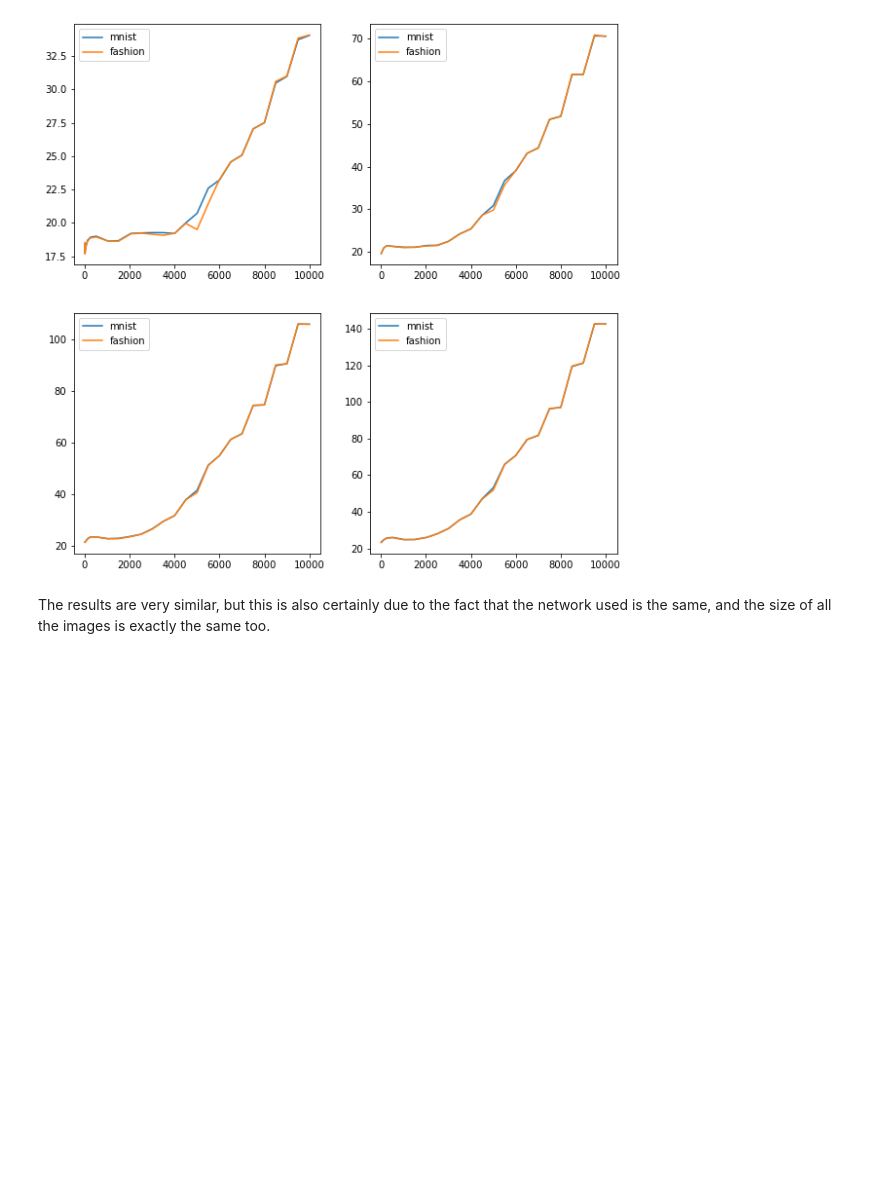
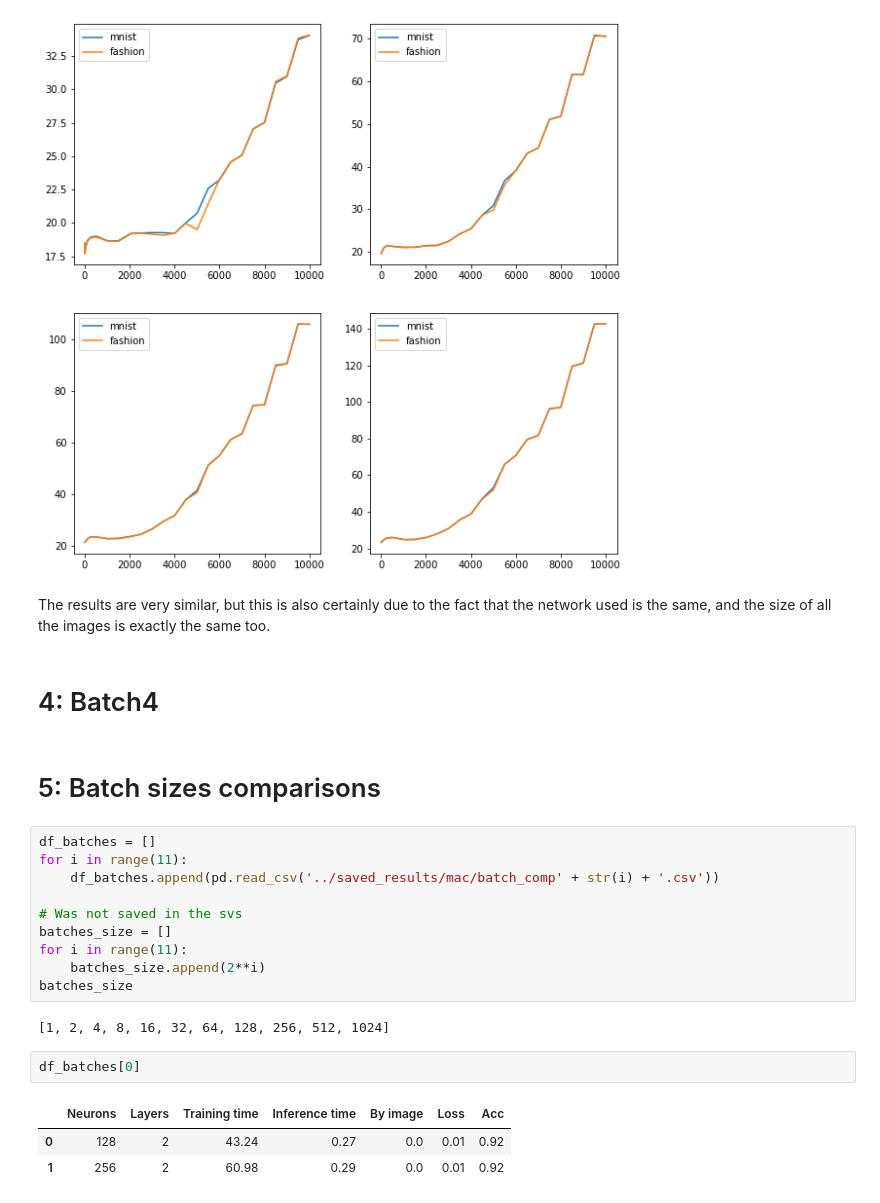
Before and after one commit to toelt-llc/TOELT-tfrabbit, a Jupyter notebook: code/notebooks/plot_results.ipynb, the cells around one changed output. Cells and saved outputs as stored; diff of their text form; blank space fills up the shorter version.

Commit message:
mac batch_comps, run is frodo-ready

```diff
--- a/code/notebooks/plot_results.ipynb
+++ b/code/notebooks/plot_results.ipynb
@@ -498,3 +498,25 @@ for i in range(4):
 [figure]
 # %% [markdown]
 The results are very similar, but this is also certainly due to the fact that the network used is the same, and the size of all the images is exactly the same too.
+# %% [markdown]
+# 4: Batch4
+# %% [markdown]
+# 5: Batch sizes comparisons
+# %%
+df_batches = []
+for i in range(11):
+    df_batches.append(pd.read_csv('../saved_results/mac/batch_comp' + str(i) + '.csv'))
+
+# Was not saved in the svs
+batches_size = []
+for i in range(11):
+    batches_size.append(2**i)
+batches_size
+# %% [output]
+[1, 2, 4, 8, 16, 32, 64, 128, 256, 512, 1024]
+# %%
+df_batches[0]
+# %% [output]
+|  | Neurons | Layers | Training time | Inference time | By image | Loss | Acc |
+| 0 | 128 | 2 | 43.24 | 0.27 | 0.0 | 0.01 | 0.92 |
+| 1 | 256 | 2 | 60.98 | 0.29 | 0.0 | 0.01 | 0.92 |
```
Also changed, not shown: parts of 3 cells of this notebook, 13 other files.
